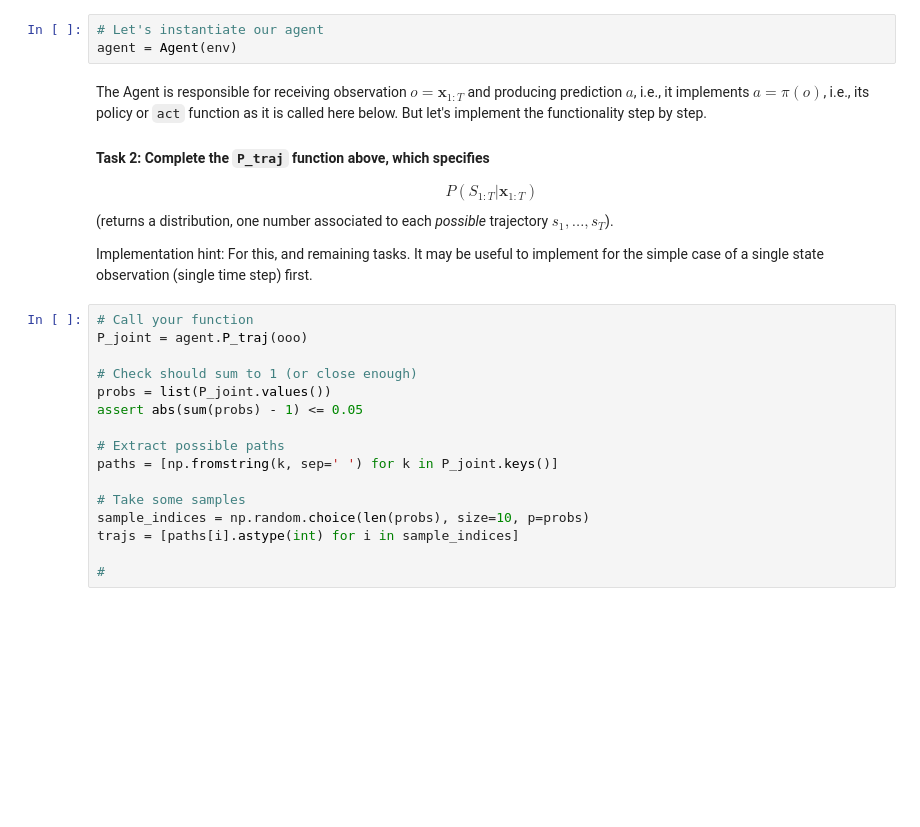
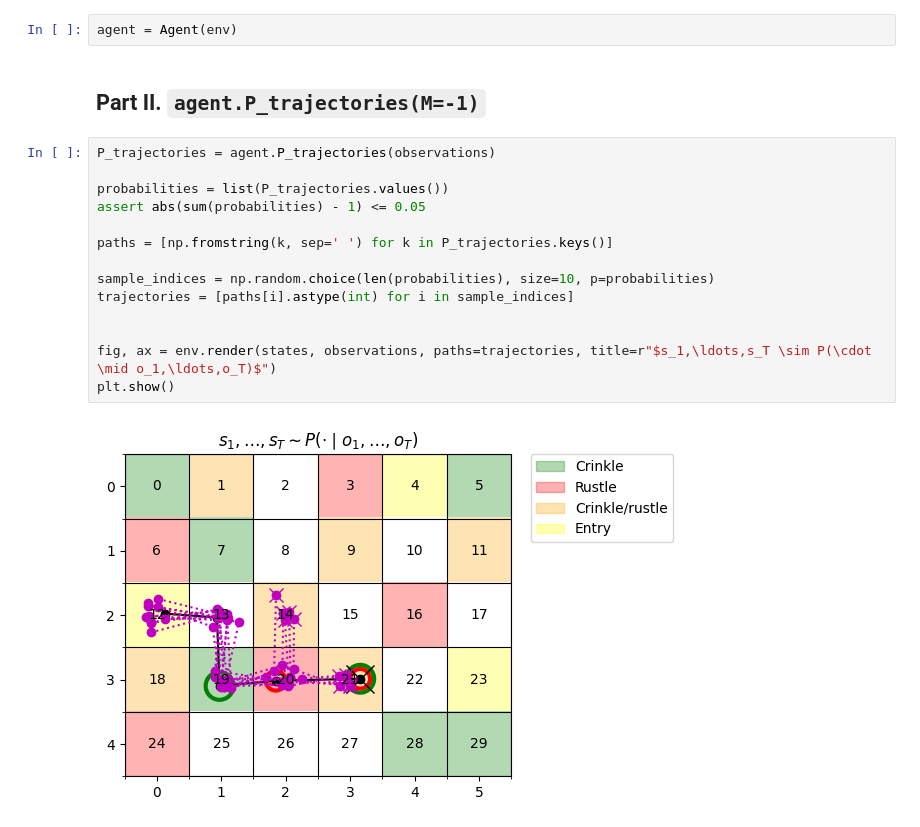
Before and after one commit to tr0fin0/classes_ensta, a Jupyter notebook: 3A/CSC_52081_EP/CSC_52081_EP_TP1/CSC_52081_EP_TP1.ipynb, the cells around one changed output. Drawn from its saved outputs; the diff is of its cells as text; blank space fills up the shorter version.

Commit message:
[+] 52081_EP add algorithm task 2

```diff
--- a/3A/CSC_52081_EP/CSC_52081_EP_TP1/CSC_52081_EP_TP1.ipynb
+++ b/3A/CSC_52081_EP/CSC_52081_EP_TP1/CSC_52081_EP_TP1.ipynb
@@ -253,30 +375,20 @@ class Agent:
-# %%
-# Let's instantiate our agent
-agent = Agent(env)
-# %% [markdown]
-The Agent is responsible for receiving observation $o = \mathbf{x}_{1:T}$ and producing prediction $a$, i.e., it implements $a = \pi(o)$, i.e., its policy or `act` function as it is called here below. But let's implement the functionality step by step.
-
-#### Task 2: Complete the `P_traj` function above, which specifies
-$$
-    P(S_{1:T} | \mathbf{x}_{1:T})
-$$
-(returns a distribution, one number associated to each *possible* trajectory $s_1,\ldots,s_T$).
-
-
-Implementation hint: For this, and remaining tasks. It may be useful to implement for the simple case of a single state observation (single time step) first.
+# %%
+agent = Agent(env)
+# %% [markdown]
+## Part II. `agent.P_trajectories(M=-1)`
 # %%
-# Call your function
-P_joint = agent.P_traj(ooo)
+P_trajectories = agent.P_trajectories(observations)
 
-# Check should sum to 1 (or close enough)
-probs = list(P_joint.values())
-assert abs(sum(probs) - 1) <= 0.05
+probabilities = list(P_trajectories.values())
+assert abs(sum(probabilities) - 1) <= 0.05
 
-# Extract possible paths
-paths = [np.fromstring(k, sep=' ') for k in P_joint.keys()]
+paths = [np.fromstring(k, sep=' ') for k in P_trajectories.keys()]
 
-# Take some samples
-sample_indices = np.random.choice(len(probs), size=10, p=probs)
-trajs = [paths[i].astype(int) for i in sample_indices]
+sample_indices = np.random.choice(len(probabilities), size=10, p=probabilities)
+trajectories = [paths[i].astype(int) for i in sample_indices]
 
-#
+
+fig, ax = env.render(states, observations, paths=trajectories, title=r"$s_1,\ldots,s_T \sim P(\cdot \mid o_1,\ldots,o_T)$")
+plt.show()
+# %% [output]
+[figure, added]
```
Also changed, not shown: parts of 48 cells of this notebook.
